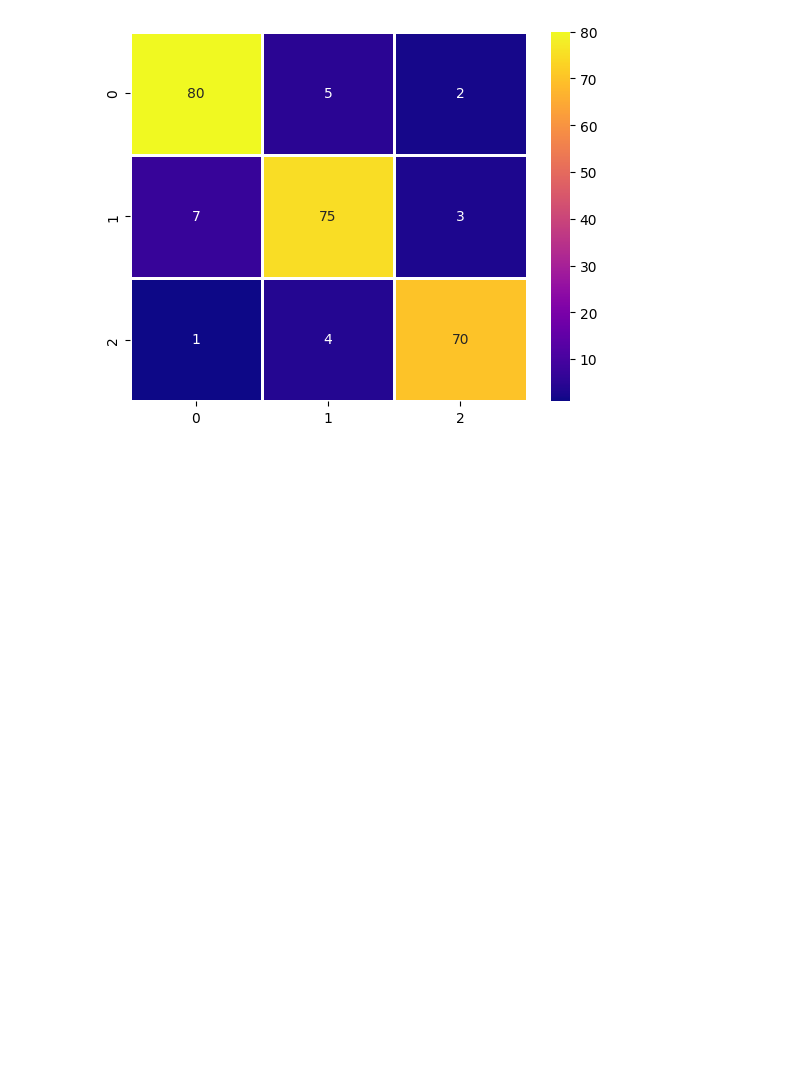
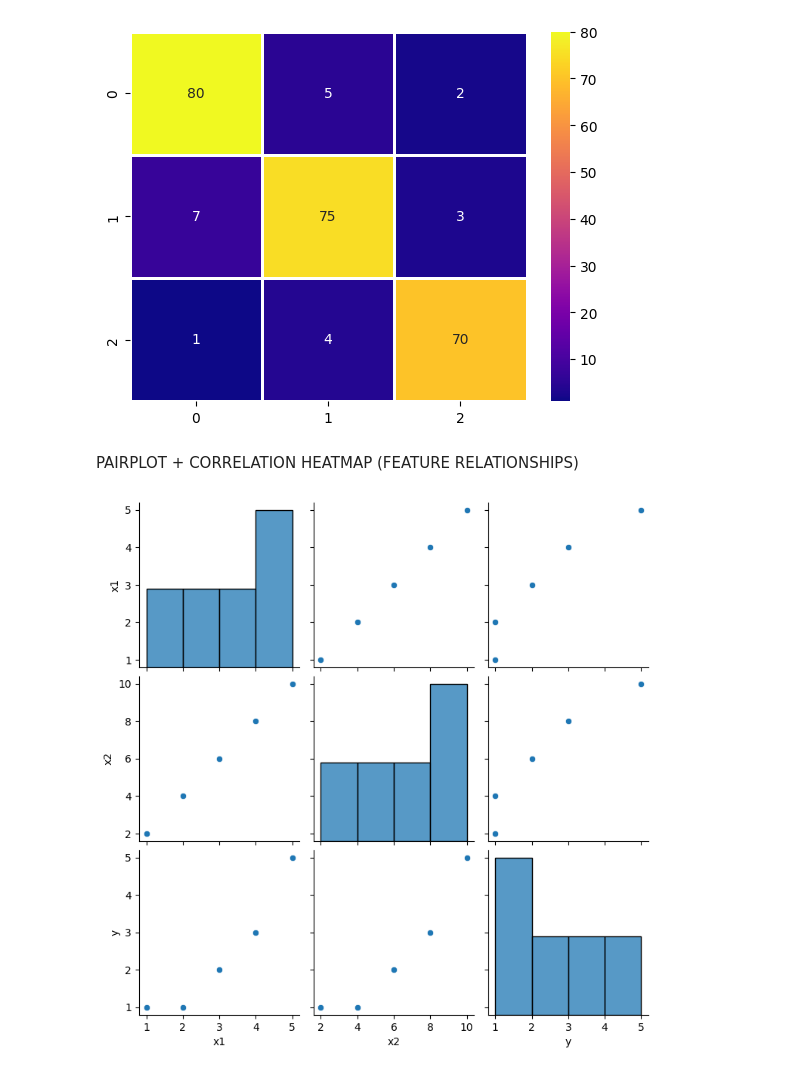
Before and after one commit to AkumaGPT/practice_seaborn, a Jupyter notebook: main.ipynb, the cells around one changed output. Cells and saved outputs as stored; diff of their text form; code cells hidden in the pictures; blank space fills up the shorter version.

Commit message:
pairplots practice today

```diff
--- a/main.ipynb
+++ b/main.ipynb
@@ -199,3 +199,17 @@ sns.heatmap(cm, annot=True, fmt="d", linewidths=1, cmap="plasma")
 plt.show()
 # %% [output]
 [figure]
+# %% [markdown]
+PAIRPLOT + CORRELATION HEATMAP (FEATURE RELATIONSHIPS)
+# %%
+df = pd.DataFrame({
+    "x1": [1, 2, 3, 4, 5],
+    "x2": [2, 4, 6, 8, 10],
+    "y": [1, 1, 2, 3, 5]
+})
+
+sns.pairplot(df)
+
+plt.show()
+# %% [output]
+[figure, added]
```
Also changed, not shown: parts of 3 cells of this notebook, 1 other file.
